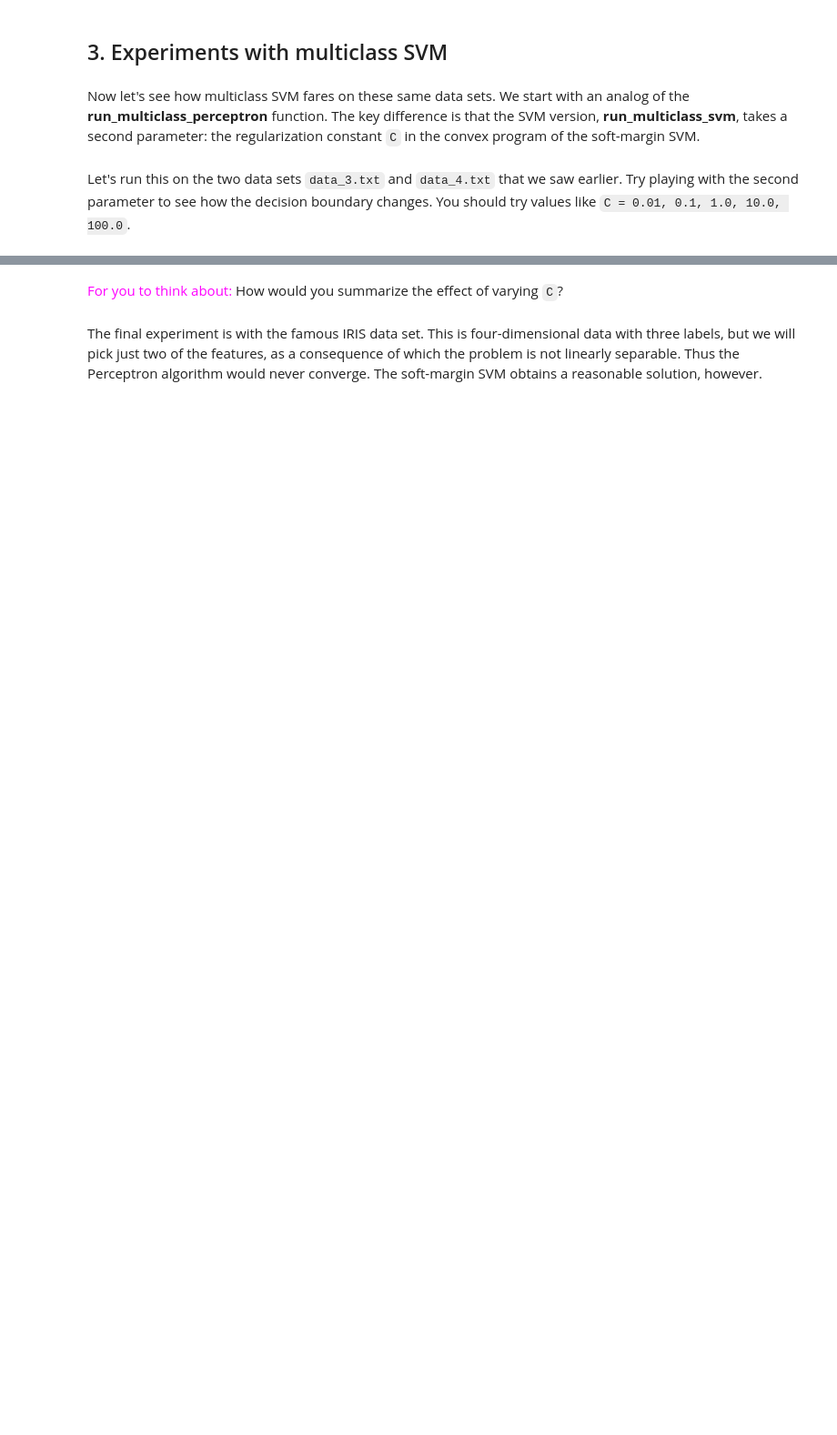
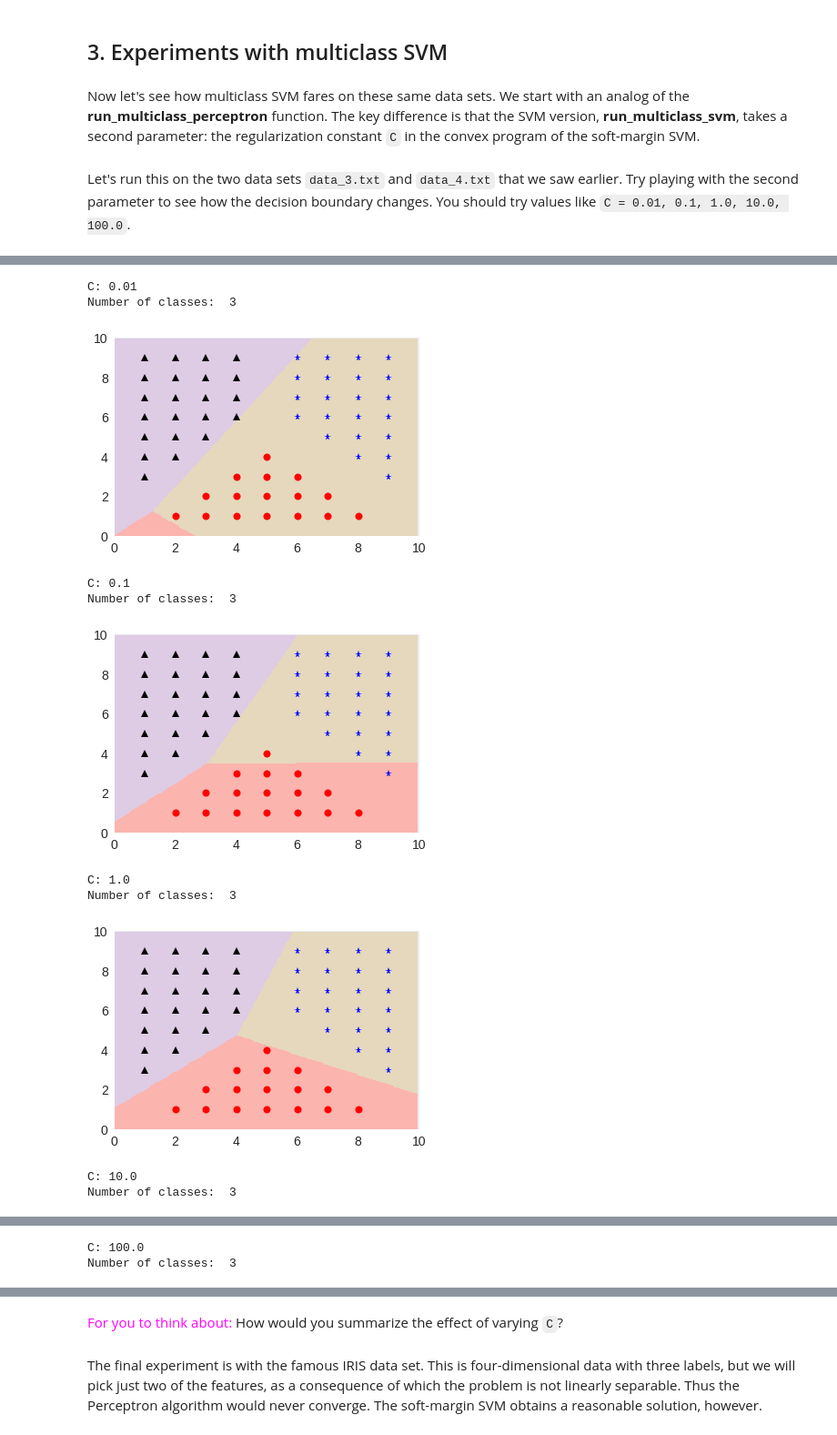
Before and after one commit to vinneenguyen/ucsdx-machine-learning-fundamentals, a Jupyter notebook: Week 06 Linear Classification/multiclass/multiclass-experiments.ipynb, the cells around one changed output, grey strips where cells are left out. Shown: that part at 91% size. Saved outputs shown, nothing was run; the diff lists cells and outputs as text; code cells hidden in the pictures; blank space fills up the shorter version.

```diff
--- a/Week 06 Linear Classification/multiclass/multiclass-experiments.ipynb
+++ b/Week 06 Linear Classification/multiclass/multiclass-experiments.ipynb
@@ -199,0 +234,16 @@ run_multiclass_svm('data_4.txt',100.0)
+# %%
+for c in [0.01, 0.1, 1.0, 10.0, 100.0]:
+  print("C: {}".format(c))
+  run_multiclass_svm('data_4.txt',c)
+# %% [output]
+C: 0.01
+Number of classes:  3
+[figure, added]
+C: 0.1
+Number of classes:  3
+[figure, added]
+C: 1.0
+Number of classes:  3
+[figure, added]
+C: 10.0
+Number of classes:  3
@@ -199,0 +251,2 @@ run_multiclass_svm('data_4.txt',100.0)
+C: 100.0
+Number of classes:  3
```
Also changed, not shown: parts of 11 cells of this notebook.
